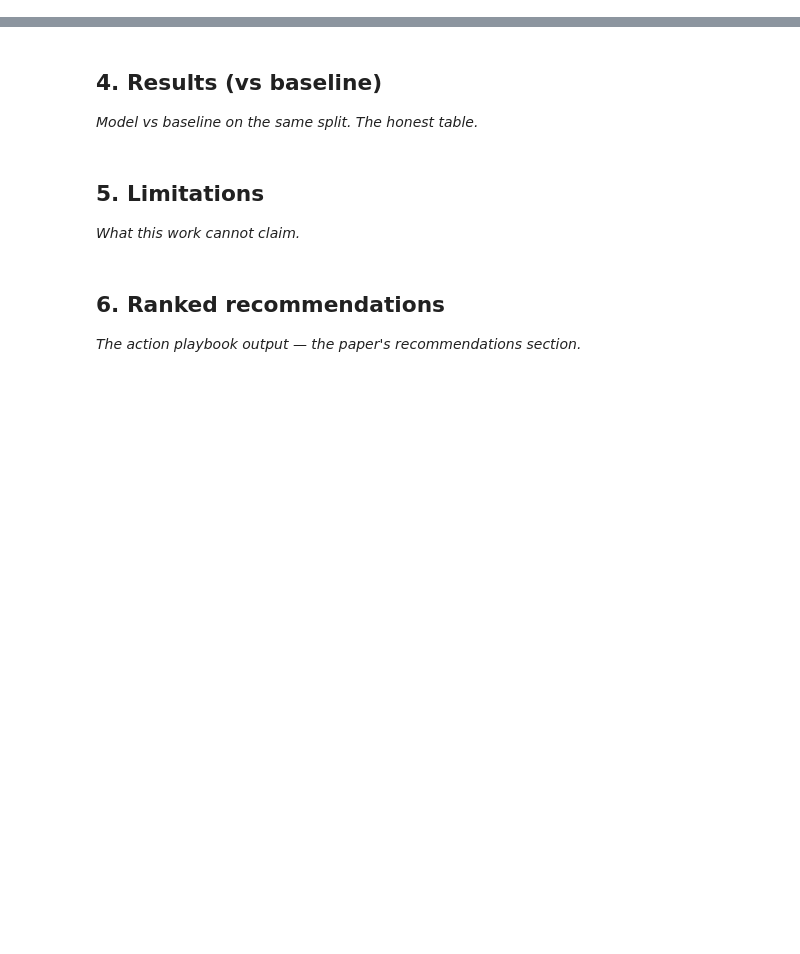
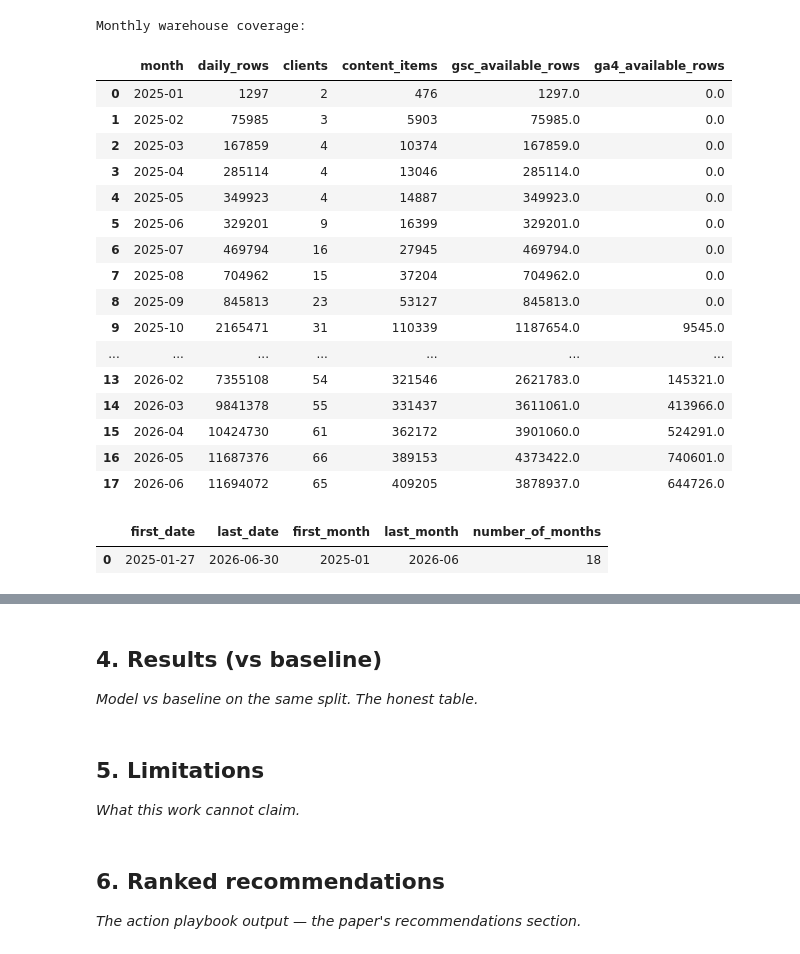
Before and after one commit to ReposofPriyanka/flyrank-ai-internship-ml-track, a Jupyter notebook: work/notebooks/capstone.ipynb, the cells around one changed output, grey strips where cells are left out. Saved outputs shown, nothing was run; the diff lists cells and outputs as text; code cells hidden in the pictures; blank space fills up the shorter version.

```diff
--- a/work/notebooks/capstone.ipynb
+++ b/work/notebooks/capstone.ipynb
@@ -20,0 +128,78 @@ This skeleton is yours to fill. Work the sections **in order** — each one has
+# %%
+# CAPSTONE — Day 1: Temporal coverage audit
+
+coverage_query = f"""
+SELECT
+    month,
+    COUNT(*) AS daily_rows,
+    COUNT(DISTINCT client_hash_id) AS clients,
+    COUNT(DISTINCT content_hash_id) AS content_items,
+
+    SUM(
+        CASE
+            WHEN gsc_data_available IS TRUE THEN 1
+            ELSE 0
+        END
+    ) AS gsc_available_rows,
+
+    SUM(
+        CASE
+            WHEN ga4_data_available IS TRUE THEN 1
+            ELSE 0
+        END
+    ) AS ga4_available_rows
+
+FROM read_parquet(
+    '{REL}/fact_content_daily_performance/**/*.parquet',
+    hive_partitioning = true
+)
+
+GROUP BY month
+ORDER BY month
+"""
+
+coverage_df = con.sql(coverage_query).df()
+
+print("Monthly warehouse coverage:")
+display(coverage_df)
+# %% [output]
+Monthly warehouse coverage:
+|  | month | daily_rows | clients | content_items | gsc_available_rows | ga4_available_rows |
+| 0 | 2025-01 | 1297 | 2 | 476 | 1297.0 | 0.0 |
+| 1 | 2025-02 | 75985 | 3 | 5903 | 75985.0 | 0.0 |
+| 2 | 2025-03 | 167859 | 4 | 10374 | 167859.0 | 0.0 |
+| 3 | 2025-04 | 285114 | 4 | 13046 | 285114.0 | 0.0 |
+| 4 | 2025-05 | 349923 | 4 | 14887 | 349923.0 | 0.0 |
+| 5 | 2025-06 | 329201 | 9 | 16399 | 329201.0 | 0.0 |
+| 6 | 2025-07 | 469794 | 16 | 27945 | 469794.0 | 0.0 |
+| 7 | 2025-08 | 704962 | 15 | 37204 | 704962.0 | 0.0 |
+| 8 | 2025-09 | 845813 | 23 | 53127 | 845813.0 | 0.0 |
+| 9 | 2025-10 | 2165471 | 31 | 110339 | 1187654.0 | 9545.0 |
+| ... | ... | ... | ... | ... | ... | ... |
+| 13 | 2026-02 | 7355108 | 54 | 321546 | 2621783.0 | 145321.0 |
+| 14 | 2026-03 | 9841378 | 55 | 331437 | 3611061.0 | 413966.0 |
+| 15 | 2026-04 | 10424730 | 61 | 362172 | 3901060.0 | 524291.0 |
+| 16 | 2026-05 | 11687376 | 66 | 389153 | 4373422.0 | 740601.0 |
+| 17 | 2026-06 | 11694072 | 65 | 409205 | 3878937.0 | 644726.0 |
+# %%
+# CAPSTONE — Day 1: Confirm final warehouse date
+
+final_coverage_query = f"""
+SELECT
+    MIN(report_date) AS first_date,
+    MAX(report_date) AS last_date,
+    MIN(month) AS first_month,
+    MAX(month) AS last_month,
+    COUNT(DISTINCT month) AS number_of_months
+FROM read_parquet(
+    '{REL}/fact_content_daily_performance/**/*.parquet',
+    hive_partitioning = true
+)
+"""
+
+final_coverage_df = con.sql(final_coverage_query).df()
+
+display(final_coverage_df)
+# %% [output]
+|  | first_date | last_date | first_month | last_month | number_of_months |
+| 0 | 2025-01-27 | 2026-06-30 | 2025-01 | 2026-06 | 18 |
```
Also changed, not shown: parts of 24 cells of this notebook.
